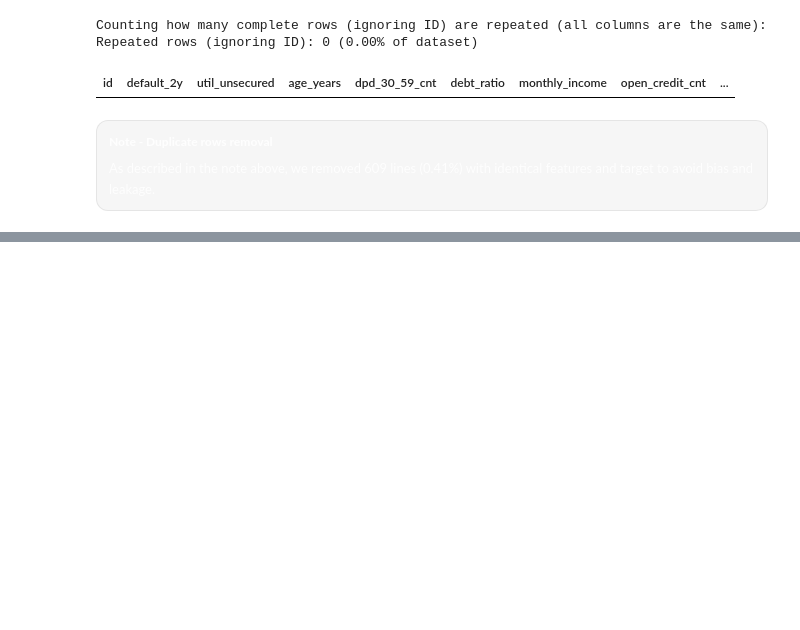
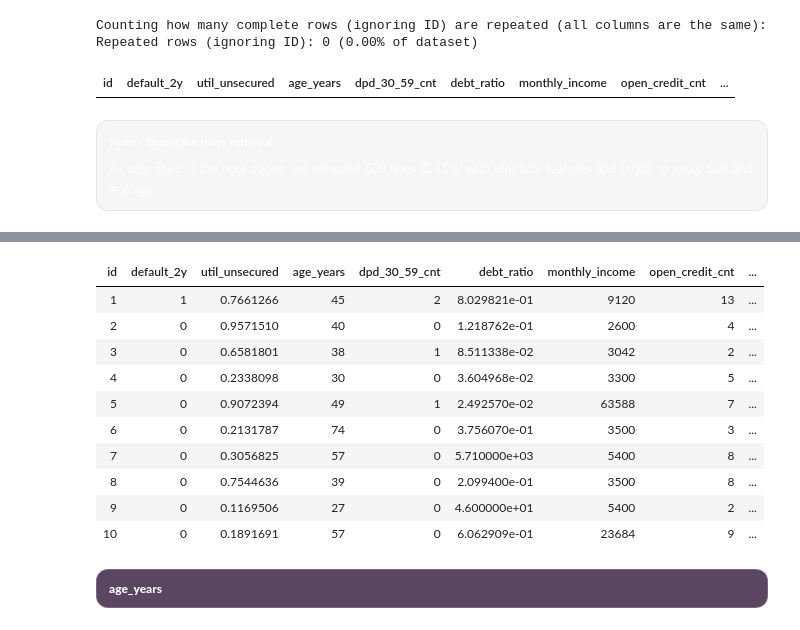
Before and after one commit to anacbneumann/credit-risk-cost-sensitive, a Jupyter notebook: notebooks/eda.ipynb, the cells around one changed output, grey strips where cells are left out. Cells and saved outputs as stored; diff of their text form; code cells hidden in the pictures; blank space fills up the shorter version.

```diff
--- a/notebooks/eda.ipynb
+++ b/notebooks/eda.ipynb
@@ -593,0 +1255,39 @@ Repeated rows (ignoring ID): 0 (0.00% of dataset)
+# %%
+# flags (TRUE/FALSE)
+df$util_gt1  <- df$util_unsecured > 1
+df$util_gt10 <- df$util_unsecured > 10
+
+head(df, 10)
+# %% [output]
+| id | default_2y | util_unsecured | age_years | dpd_30_59_cnt | debt_ratio | monthly_income | open_credit_cnt | ... |
+| 1 | 1 | 0.7661266 | 45 | 2 | 8.029821e-01 | 9120 | 13 | ... |
+| 2 | 0 | 0.9571510 | 40 | 0 | 1.218762e-01 | 2600 | 4 | ... |
+| 3 | 0 | 0.6581801 | 38 | 1 | 8.511338e-02 | 3042 | 2 | ... |
+| 4 | 0 | 0.2338098 | 30 | 0 | 3.604968e-02 | 3300 | 5 | ... |
+| 5 | 0 | 0.9072394 | 49 | 1 | 2.492570e-02 | 63588 | 7 | ... |
+| 6 | 0 | 0.2131787 | 74 | 0 | 3.756070e-01 | 3500 | 3 | ... |
+| 7 | 0 | 0.3056825 | 57 | 0 | 5.710000e+03 | 5400 | 8 | ... |
+| 8 | 0 | 0.7544636 | 39 | 0 | 2.099400e-01 | 3500 | 8 | ... |
+| 9 | 0 | 0.1169506 | 27 | 0 | 4.600000e+01 | 5400 | 2 | ... |
+| 10 | 0 | 0.1891691 | 57 | 0 | 6.062909e-01 | 23684 | 9 | ... |
+# %% [markdown]
+<!-- Subsection header (ultra-compact) -->
+<div style="
+  font-family: ui-sans-serif, system-ui, -apple-system, Segoe UI, Roboto, Helvetica, Arial;
+  background: #5B4661;
+  border: 1px solid rgba(255,255,255,0.18);
+  color: #ffffff;
+  padding: 8px 12px;
+  border-radius: 12px;
+  margin: 10px 0 12px 0;
+">
+  <div style="
+    font-size: 12px;
+    letter-spacing: .12em;
+    text-transform: uppercase;
+    opacity: .92;
+    font-weight: 800;
+  ">
+    age_years
+  </div>
+</div>
```
Also changed, not shown: parts of 47 cells of this notebook, 1 other file.
